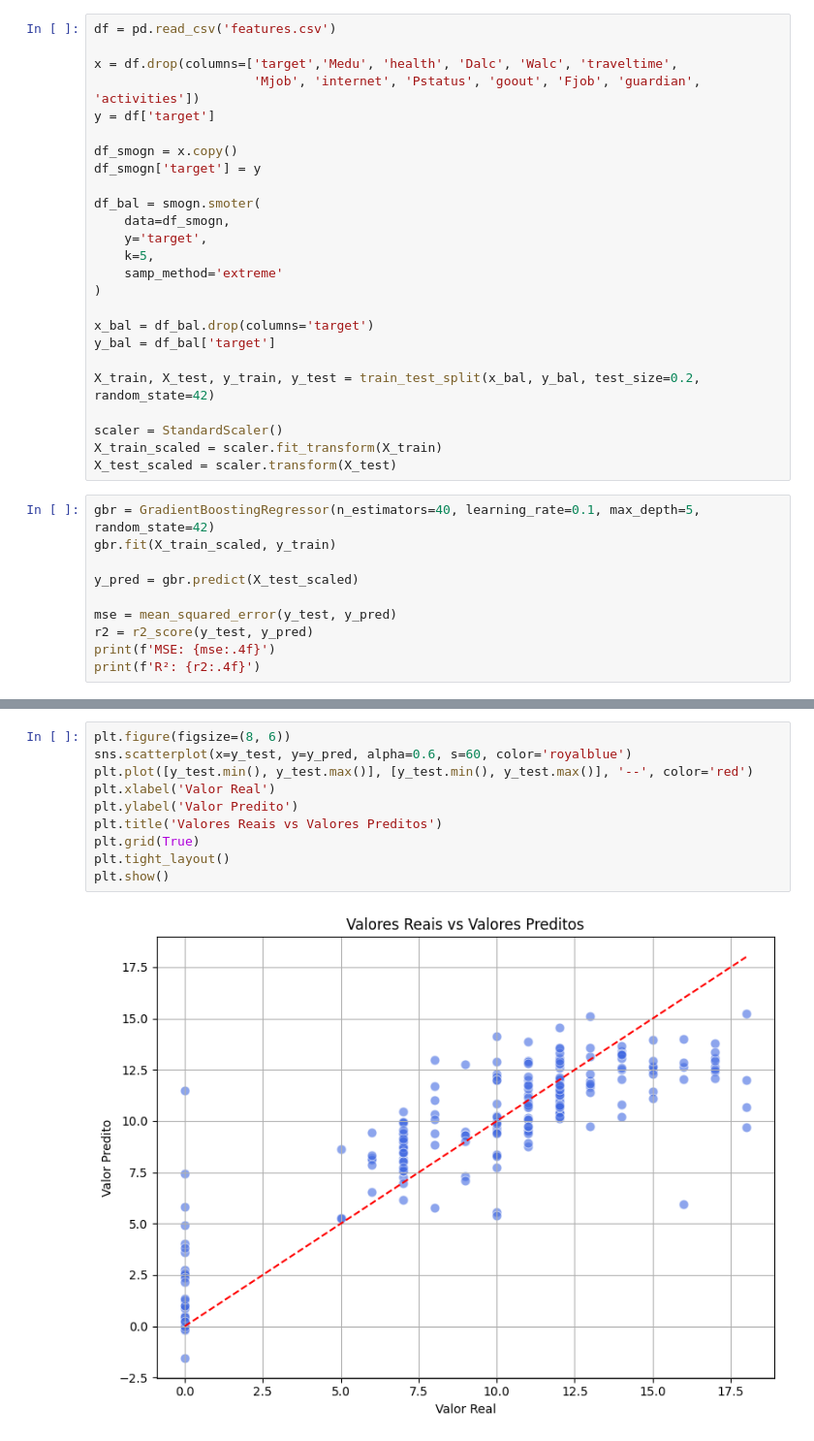
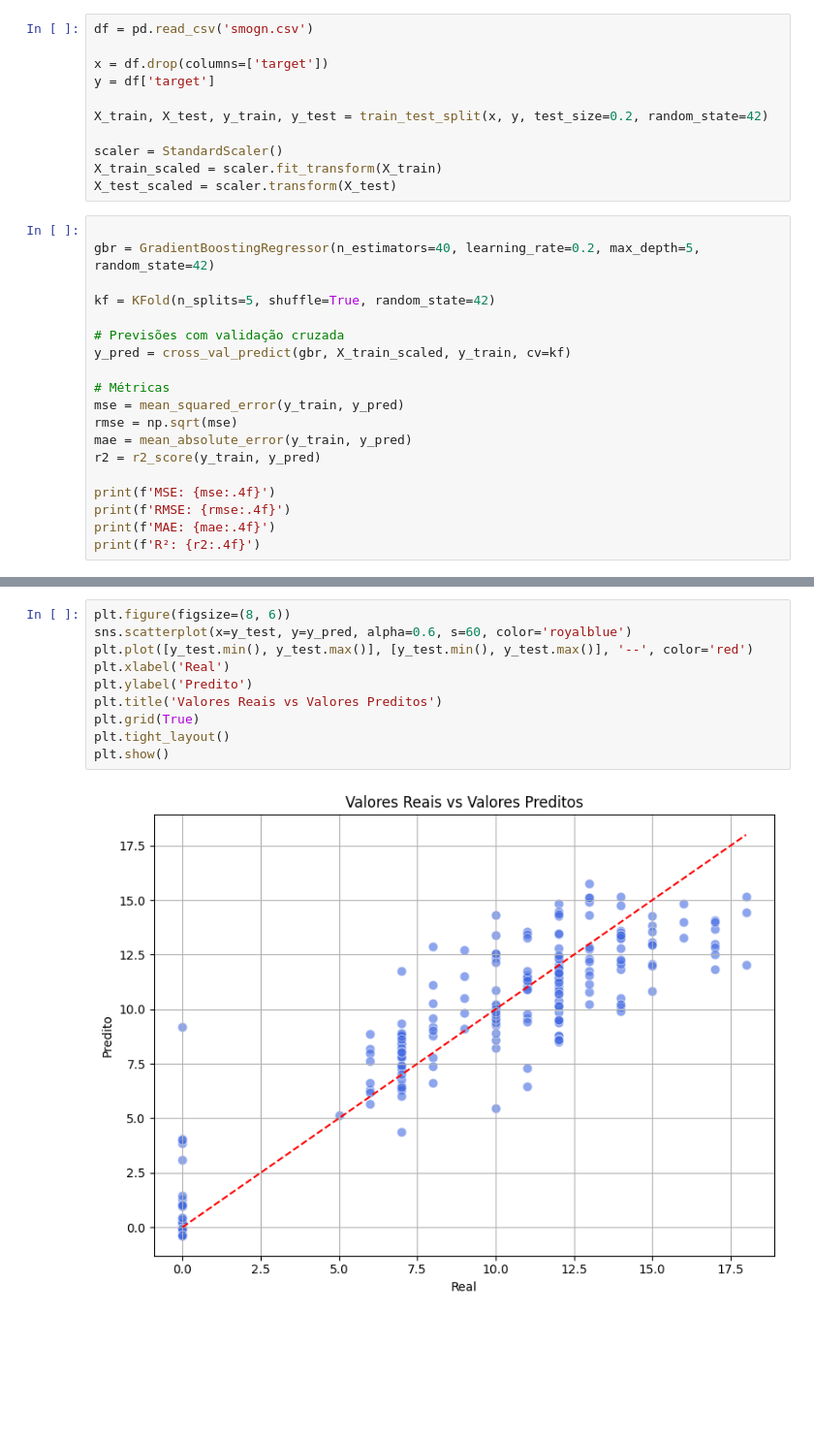
Before and after one commit to vitkenji/student-performance-regressor, a Jupyter notebook: regression-models/gradientboosting_regressor.ipynb, the cells around one changed output, grey strips where cells are left out. Shown at 97% size. Drawn from its saved outputs; the diff is of its cells as text; blank space fills up the shorter version.

```diff
--- a/regression-models/gradientboosting_regressor.ipynb
+++ b/regression-models/gradientboosting_regressor.ipynb
@@ -10,38 +10,33 @@ import smogn
 from sklearn.inspection import permutation_importance
 import seaborn as sns
 # %%
-df = pd.read_csv('features.csv')
+df = pd.read_csv('smogn.csv')
 
-x = df.drop(columns=['target','Medu', 'health', 'Dalc', 'Walc', 'traveltime',
-                     'Mjob', 'internet', 'Pstatus', 'goout', 'Fjob', 'guardian', 'activities'])
+x = df.drop(columns=['target'])
 y = df['target']
 
-df_smogn = x.copy()
-df_smogn['target'] = y
-
-df_bal = smogn.smoter(
-    data=df_smogn,
-    y='target',
-    k=5,
-    samp_method='extreme'
-)
-
-x_bal = df_bal.drop(columns='target')
-y_bal = df_bal['target']
-
-X_train, X_test, y_train, y_test = train_test_split(x_bal, y_bal, test_size=0.2, random_state=42)
+X_train, X_test, y_train, y_test = train_test_split(x, y, test_size=0.2, random_state=42)
 
 scaler = StandardScaler()
 X_train_scaled = scaler.fit_transform(X_train)
 X_test_scaled = scaler.transform(X_test)
 # %%
-gbr = GradientBoostingRegressor(n_estimators=40, learning_rate=0.1, max_depth=5, random_state=42)
-gbr.fit(X_train_scaled, y_train)
 
-y_pred = gbr.predict(X_test_scaled)
+gbr = GradientBoostingRegressor(n_estimators=40, learning_rate=0.2, max_depth=5, random_state=42)
 
-mse = mean_squared_error(y_test, y_pred)
-r2 = r2_score(y_test, y_pred)
+kf = KFold(n_splits=5, shuffle=True, random_state=42)
+
+# Previsões com validação cruzada
+y_pred = cross_val_predict(gbr, X_train_scaled, y_train, cv=kf)
+
+# Métricas
+mse = mean_squared_error(y_train, y_pred)
+rmse = np.sqrt(mse)
+mae = mean_absolute_error(y_train, y_pred)
+r2 = r2_score(y_train, y_pred)
+
 print(f'MSE: {mse:.4f}')
+print(f'RMSE: {rmse:.4f}')
+print(f'MAE: {mae:.4f}')
 print(f'R²: {r2:.4f}')
 # %% [output]
@@ -50,15 +47,15 @@ R²: 0.7397
 # %%
 plt.figure(figsize=(8, 6))
 sns.scatterplot(x=y_test, y=y_pred, alpha=0.6, s=60, color='royalblue')
 plt.plot([y_test.min(), y_test.max()], [y_test.min(), y_test.max()], '--', color='red')
-plt.xlabel('Valor Real')
-plt.ylabel('Valor Predito')
+plt.xlabel('Real')
+plt.ylabel('Predito')
 plt.title('Valores Reais vs Valores Preditos')
 plt.grid(True)
 plt.tight_layout()
 plt.show()
 # %% [output]
-[figure, old version]
+[figure, new version]
 # %%
 y_train_pred = gbr.predict(X_train_scaled)
 y_test_pred = gbr.predict(X_test_scaled)
```
Also changed, not shown: parts of 5 cells of this notebook, 13 other files.
